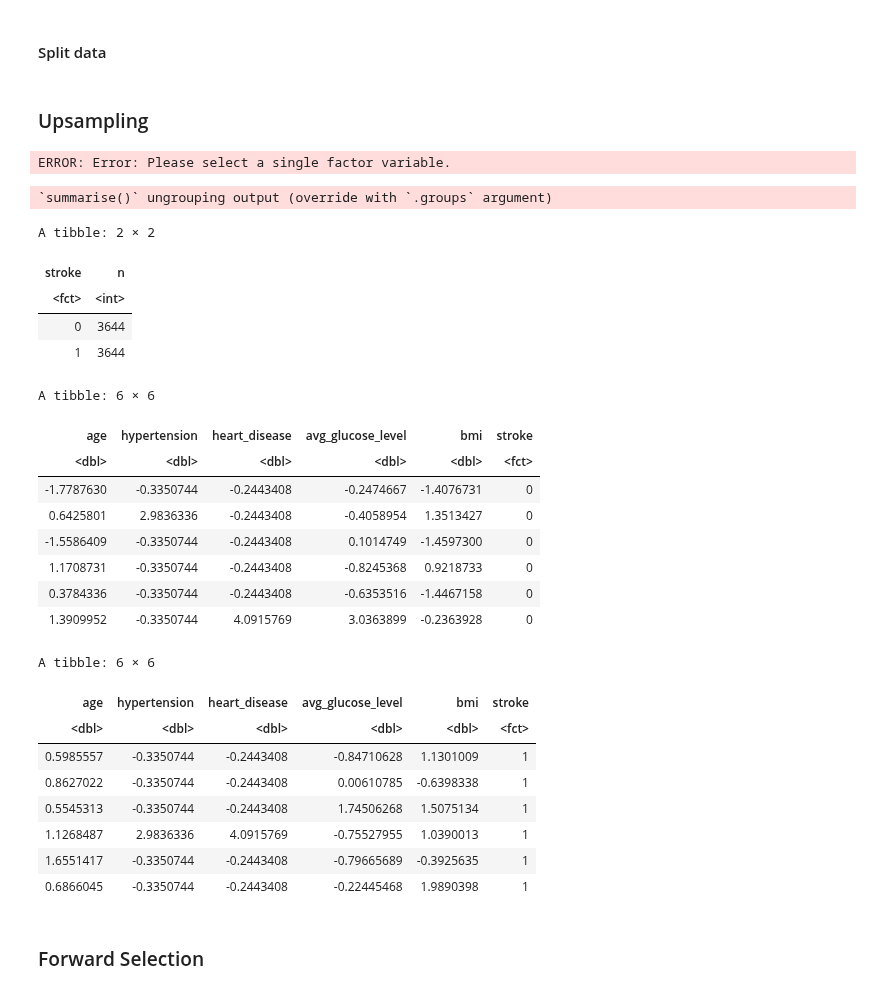
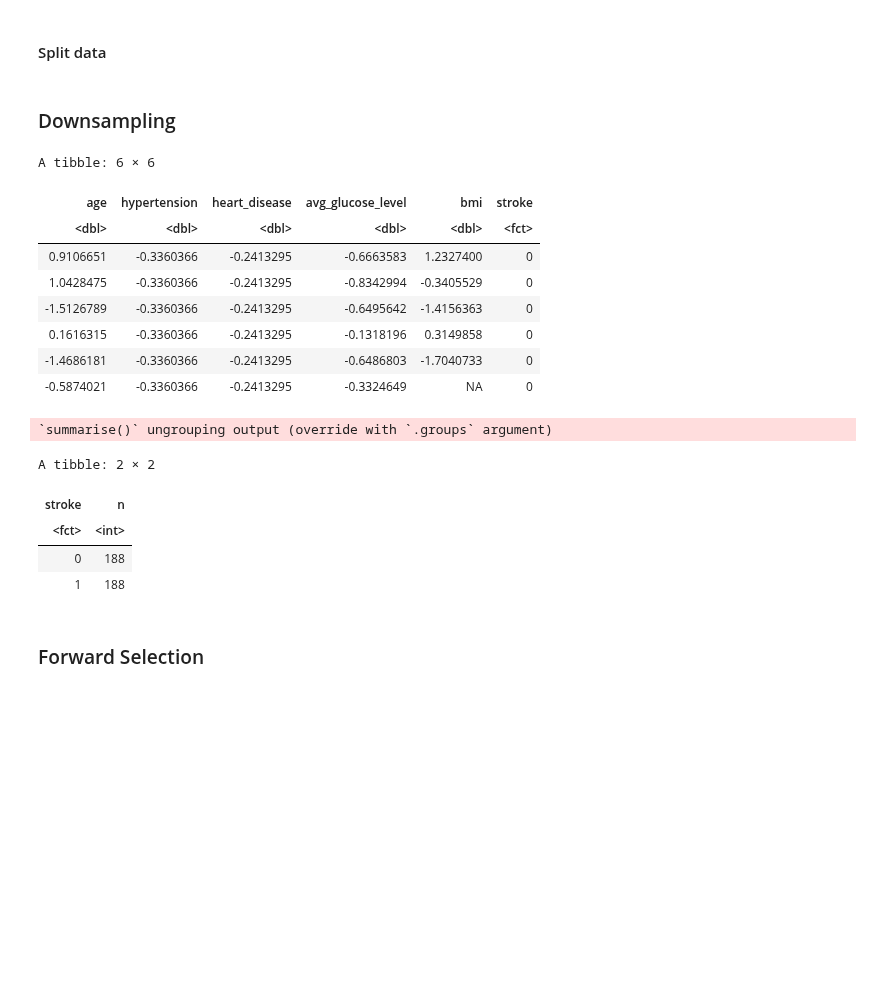
Before and after one commit to Gaelhpalmer/dsci-100-project, a Jupyter notebook: test.ipynb, the cells around one changed output. Cells and saved outputs as stored; diff of their text form; code cells hidden in the pictures; blank space fills up the shorter version.

```diff
--- a/test.ipynb
+++ b/test.ipynb
@@ -86,50 +86,39 @@ stroke_split <- initial_split(stroke_clean, prop = 0.75, strata = stroke)
 stroke_train <- training(stroke_split)
 stroke_test <- testing(stroke_split)
 # %% [markdown]
-### Upsampling
+### Downsampling
 # %%
 ds_recipe <- recipe(stroke ~ ., data = stroke_train) %>%
     step_scale(all_predictors()) %>%
     step_center(all_predictors()) %>%
-    step_downsample(stroke, over_ratio = 1, skip = FALSE) %>%
+    step_downsample(stroke, under_ratio = 1, skip = FALSE) %>%
     prep()
-dsampled_stroke <- bake(ups_recipe, stroke_train)
+dsampled_stroke <- bake(ds_recipe, stroke_train)
+
+head(dsampled_stroke)
 # %% [output]
-ERROR: Error: Please select a single factor variable.
+A tibble: 6 × 6
+| age | hypertension | heart_disease | avg_glucose_level | bmi | stroke |
+| <dbl> | <dbl> | <dbl> | <dbl> | <dbl> | <fct> |
+| 0.9106651 | -0.3360366 | -0.2413295 | -0.6663583 | 1.2327400 | 0 |
+| 1.0428475 | -0.3360366 | -0.2413295 | -0.8342994 | -0.3405529 | 0 |
+| -1.5126789 | -0.3360366 | -0.2413295 | -0.6495642 | -1.4156363 | 0 |
+| 0.1616315 | -0.3360366 | -0.2413295 | -0.1318196 | 0.3149858 | 0 |
+| -1.4686181 | -0.3360366 | -0.2413295 | -0.6486803 | -1.7040733 | 0 |
+| -0.5874021 | -0.3360366 | -0.2413295 | -0.3324649 | NA | 0 |
 # %%
-dsampled_stroke <- bake(ups_recipe, stroke_train)
-
-upsampled_stroke %>%
+ratio_stats_dsampled <- dsampled_stroke %>%
   group_by(stroke) %>%
   summarize(n = n())
 
-head(upsampled_stroke)
-tail(upsampled_stroke)
+ratio_stats_dsampled
 # %% [output]
 `summarise()` ungrouping output (override with `.groups` argument)
 A tibble: 2 × 2
 | stroke | n |
 | <fct> | <int> |
-| 0 | 3644 |
-| 1 | 3644 |
+| 0 | 188 |
+| 1 | 188 |
-A tibble: 6 × 6
-| age | hypertension | heart_disease | avg_glucose_level | bmi | stroke |
-| <dbl> | <dbl> | <dbl> | <dbl> | <dbl> | <fct> |
-| -1.7787630 | -0.3350744 | -0.2443408 | -0.2474667 | -1.4076731 | 0 |
-| 0.6425801 | 2.9836336 | -0.2443408 | -0.4058954 | 1.3513427 | 0 |
-| -1.5586409 | -0.3350744 | -0.2443408 | 0.1014749 | -1.4597300 | 0 |
-| 1.1708731 | -0.3350744 | -0.2443408 | -0.8245368 | 0.9218733 | 0 |
-| 0.3784336 | -0.3350744 | -0.2443408 | -0.6353516 | -1.4467158 | 0 |
-| 1.3909952 | -0.3350744 | 4.0915769 | 3.0363899 | -0.2363928 | 0 |
-A tibble: 6 × 6
-| age | hypertension | heart_disease | avg_glucose_level | bmi | stroke |
-| <dbl> | <dbl> | <dbl> | <dbl> | <dbl> | <fct> |
-| 0.5985557 | -0.3350744 | -0.2443408 | -0.84710628 | 1.1301009 | 1 |
-| 0.8627022 | -0.3350744 | -0.2443408 | 0.00610785 | -0.6398338 | 1 |
-| 0.5545313 | -0.3350744 | -0.2443408 | 1.74506268 | 1.5075134 | 1 |
-| 1.1268487 | 2.9836336 | 4.0915769 | -0.75527955 | 1.0390013 | 1 |
-| 1.6551417 | -0.3350744 | -0.2443408 | -0.79665689 | -0.3925635 | 1 |
-| 0.6866045 | -0.3350744 | -0.2443408 | -0.22445468 | 1.9890398 | 1 |
 # %% [markdown]
 ### Forward Selection
 # %%
```
Also changed, not shown: parts of 16 cells of this notebook.
